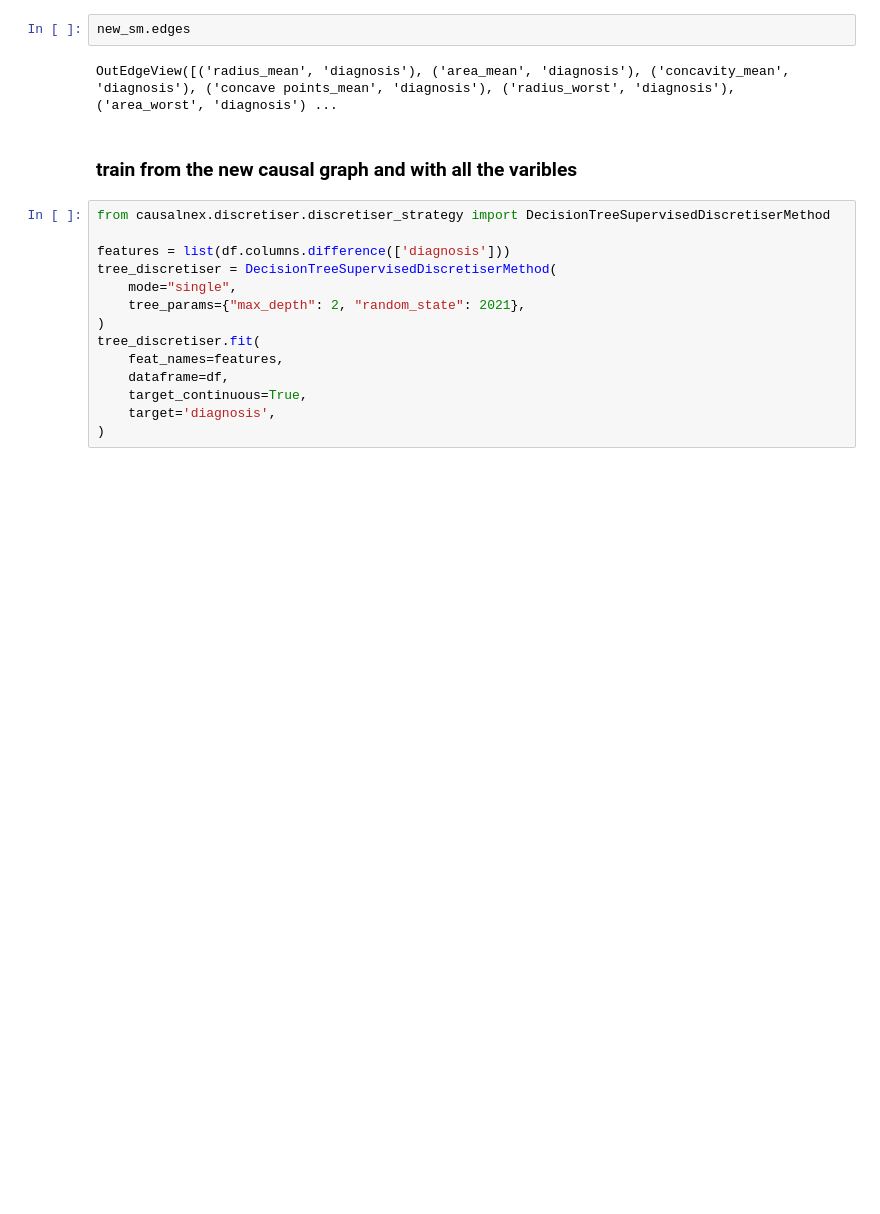
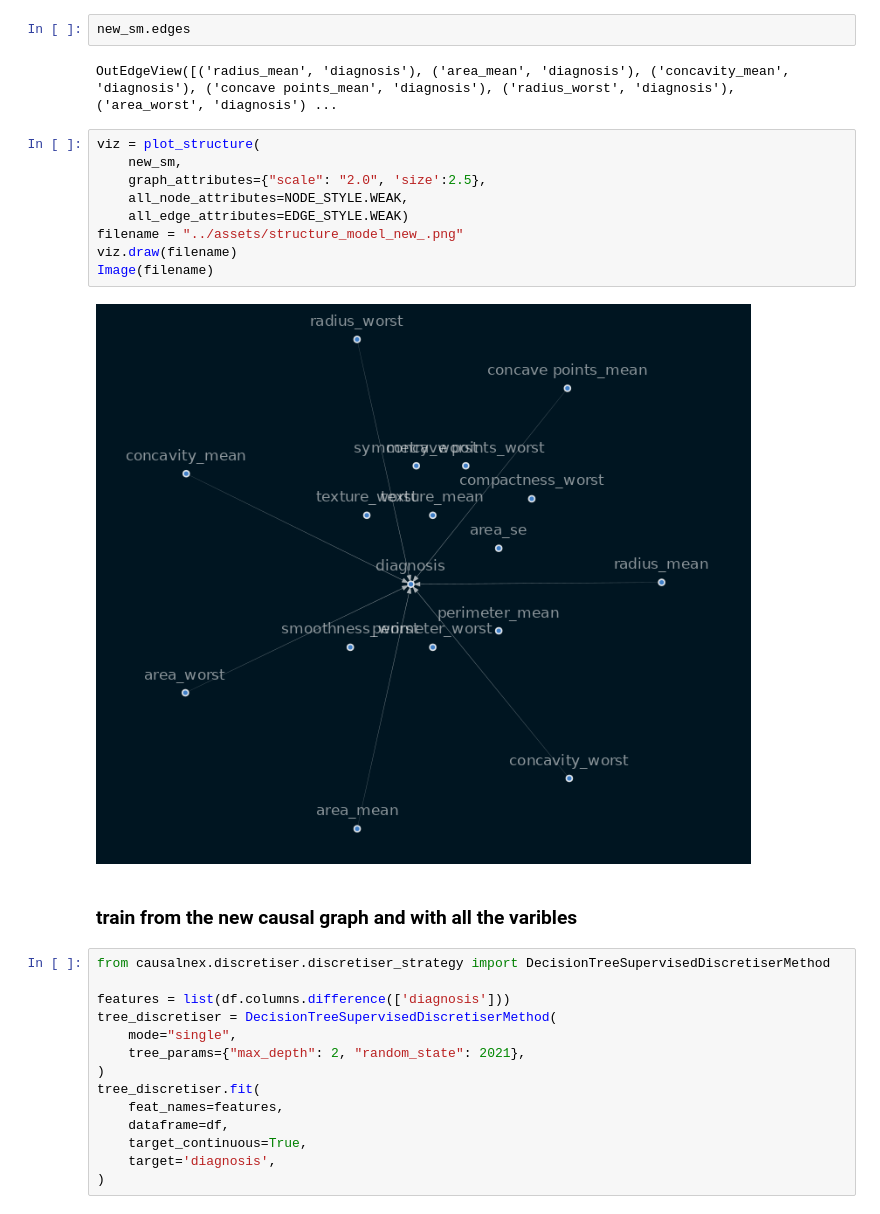
Before and after one commit to sam23121/Breast_cancer, a Jupyter notebook: notebooks/causal.ipynb, the cells around one changed output. Drawn from its saved outputs; the diff is of its cells as text; blank space fills up the shorter version.

```diff
--- a/notebooks/causal.ipynb
+++ b/notebooks/causal.ipynb
@@ -177,6 +177,17 @@ for i in range(len(l)):
 new_sm.edges
 # %% [output]
 OutEdgeView([('radius_mean', 'diagnosis'), ('area_mean', 'diagnosis'), ('concavity_mean', 'diagnosis'), ('concave points_mean', 'diagnosis'), ('radius_worst', 'diagnosis'), ('area_worst', 'diagnosis') ...
+# %%
+viz = plot_structure(
+    new_sm,
+    graph_attributes={"scale": "2.0", 'size':2.5},
+    all_node_attributes=NODE_STYLE.WEAK,
+    all_edge_attributes=EDGE_STYLE.WEAK)
+filename = "../assets/structure_model_new_.png"
+viz.draw(filename)
+Image(filename)
+# %% [output]
+[figure, added]
 # %% [markdown]
 ### train from the new causal graph and with all the varibles
 # %%
```
Also changed, not shown: parts of 7 cells of this notebook, 1 other file.
